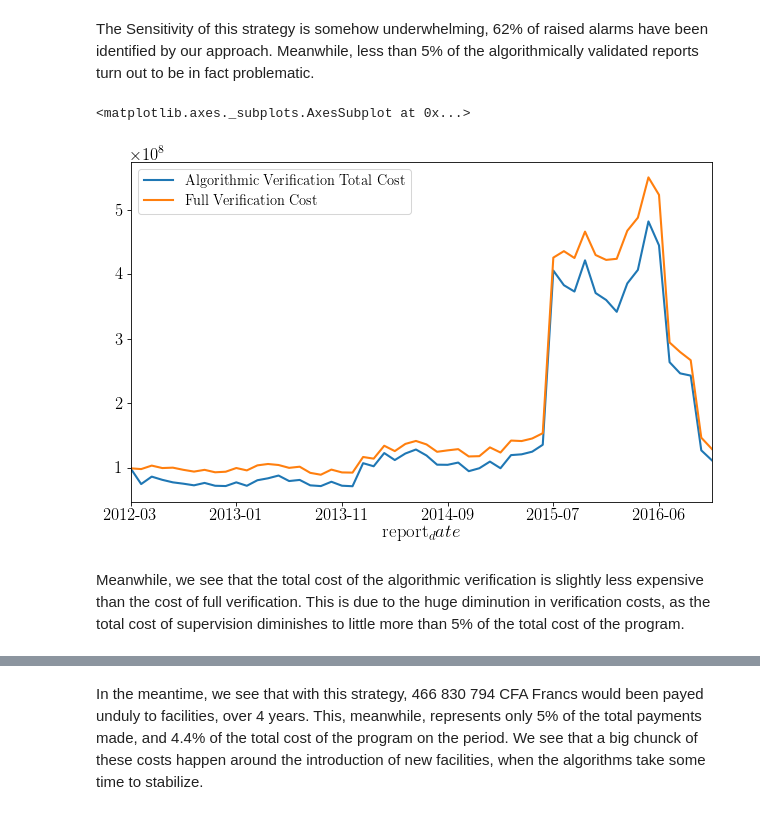
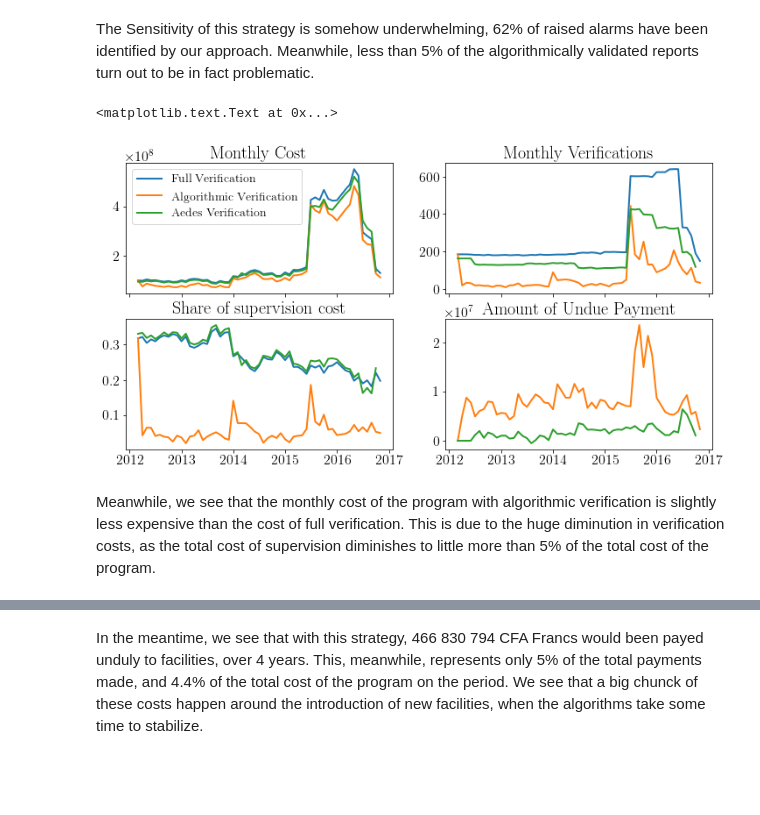
Before and after one commit to grlurton/orbf_data_validation, a Jupyter notebook: notebooks/reporting/Analysis.ipynb, the cells around one changed output, grey strips where cells are left out. Drawn from its saved outputs; the diff is of its cells as text; code cells hidden in the pictures; blank space fills up the shorter version.

```diff
--- a/notebooks/reporting/Analysis.ipynb
+++ b/notebooks/reporting/Analysis.ipynb
@@ -36,6 +34,13 @@ store.close()
 monitoring_data = open( "../../data/processed/facilities_supervision_trails.pkl", "rb" )
 monitored_facilities = pickle.load(monitoring_data)
 monitoring_data.close()
+
+
+
+
+pkl_file = open( '../../data/processed/TEMP_aedes_fulldata.pkl', 'rb')
+aedes_data = pickle.load(pkl_file)
+pkl_file.close()
 # %% [markdown]
 ## Introduction
 
@@ -287,18 +352,43 @@ Strategy Sensitivity : 0.619144602851
 Strategy Negative Predictive Value : 0.954965079875
 # %% [markdown]
 The Sensitivity of this strategy is somehow underwhelming, 62% of raised alarms have been identified by our approach. Meanwhile, less than 5% of the algorithmically validated reports turn out to be in fact problematic.
-# %%
-#report_payment_data = report_payment_data.set_index(['fac_id' , 'report_date'])
-payments_sup = out_df.groupby(level = 1).validated_payment.sum()
-verification_costs_sup = out_df.groupby(level = 1).sup_alarm.sum() * mean_supervision_cost
-
-total_sup_cost = payments_sup + verification_costs_sup
-total_init = total_payments + verification_costs
-
-total_sup_cost[payments_sup < 1e9].plot(label = 'Algorithmic Verification Total Cost' , legend = True)
-total_init[payments_sup < 1e9].plot(label = 'Full Verification Cost' , legend = True)
-# %% [output]
-<matplotlib.axes._subplots.AxesSubplot at 0x...>
-[figure, removed]
+# %%
+payments_sup = out_df.groupby(level = 1).validated_payment.sum()
+verification_costs_sup = out_df.groupby(level = 1).sup_alarm.sum() * mean_supervision_cost
+total_sup_cost = payments_sup + verification_costs_sup
+perc_verification_sup = verification_costs_sup / total_sup_cost
+
+N_verif_sup = out_df.groupby(level = 1).sup_alarm.sum()
+N_verif_total = report_payment_data.groupby(level = 1).apply(len)
+
+undue_payment = (out_df.validated_payment - report_payment_data.verified_payment)
+undue_payment_plot = undue_payment.groupby(level= 1).sum()
+
+f, axarr = plt.subplots(2,2, sharex=True)
+axarr[0,0].plot(pd.to_datetime(total_cost[total_claimed_payments < 1e9].index) , total_cost[total_claimed_payments < 1e9].tolist() , label = 'Full Verification')
+axarr[0,0].plot(pd.to_datetime(total_sup_cost[total_claimed_payments < 1e9].index) , total_sup_cost[total_claimed_payments < 1e9].tolist() , label = 'Algorithmic Verification')
+axarr[0,0].plot(aedes_total_payment[aedes_total_payment < 1e9].index.get_level_values(0).to_timestamp() , aedes_total_payment[aedes_total_payment < 1e9].tolist() , label = 'Aedes Verification')
+axarr[0,0].set_title('Monthly Cost')
+axarr[0,0].legend()
+
+
+# N Verifications
+axarr[0,1].plot(pd.to_datetime(N_verif_total[total_claimed_payments < 1e9].index) , N_verif_total[total_claimed_payments < 1e9].tolist())
+axarr[0,1].plot(pd.to_datetime(N_verif_sup[total_claimed_payments < 1e9].index) , N_verif_sup[total_claimed_payments < 1e9].tolist())
+axarr[0,1].plot(aedes_monthly_verifications[aedes_total_payment < 1e9].index.get_level_values(0).to_timestamp() , aedes_monthly_verifications[aedes_total_payment < 1e9].tolist())
+axarr[0,1].set_title('Monthly Verifications')
+
+axarr[1,0].plot(pd.to_datetime(perc_verification[total_claimed_payments < 1e9].index) , perc_verification[total_claimed_payments < 1e9].tolist())
+axarr[1,0].plot(pd.to_datetime(perc_verification_sup[total_claimed_payments < 1e9].index) , perc_verification_sup[total_claimed_payments < 1e9].tolist())
+axarr[1,0].plot(aedes_share_supervision_cost[aedes_total_payment < 1e9].index.get_level_values(0).to_timestamp() , list(aedes_share_supervision_cost[aedes_total_payment < 1e9]))
+axarr[1,0].set_title('Share of supervision cost')
+
+# % overdeclaration spotted
+axarr[1,1].plot(pd.to_datetime(undue_payment_plot[total_claimed_payments < 1e9].index) , undue_payment_plot[total_claimed_payments < 1e9].tolist() , color = 'C1')
+axarr[1,1].plot(aedes_undue[aedes_total_payment < 1e9].index.get_level_values(0).to_timestamp() , list(aedes_undue[aedes_total_payment < 1e9]) , color = 'C2')
+axarr[1,1].set_title('Amount of Undue Payment')
+# %% [output]
+<matplotlib.text.Text at 0x...>
+[figure, added]
 # %% [markdown]
-Meanwhile, we see that the total cost of the algorithmic verification is slightly less expensive than the cost of full verification. This is due to the huge diminution in verification costs, as the total cost of supervision diminishes to little more than 5% of the total cost of the program.
+Meanwhile, we see that the monthly cost of the program with algorithmic verification is slightly less expensive than the cost of full verification. This is due to the huge diminution in verification costs, as the total cost of supervision diminishes to little more than 5% of the total cost of the program.
```
Also changed, not shown: parts of 27 cells of this notebook, 1 other file.
